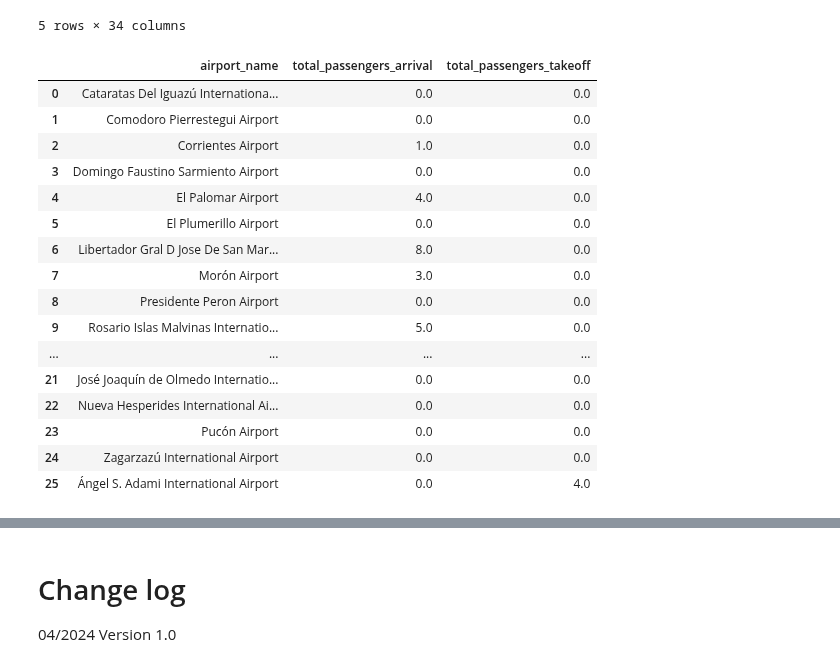
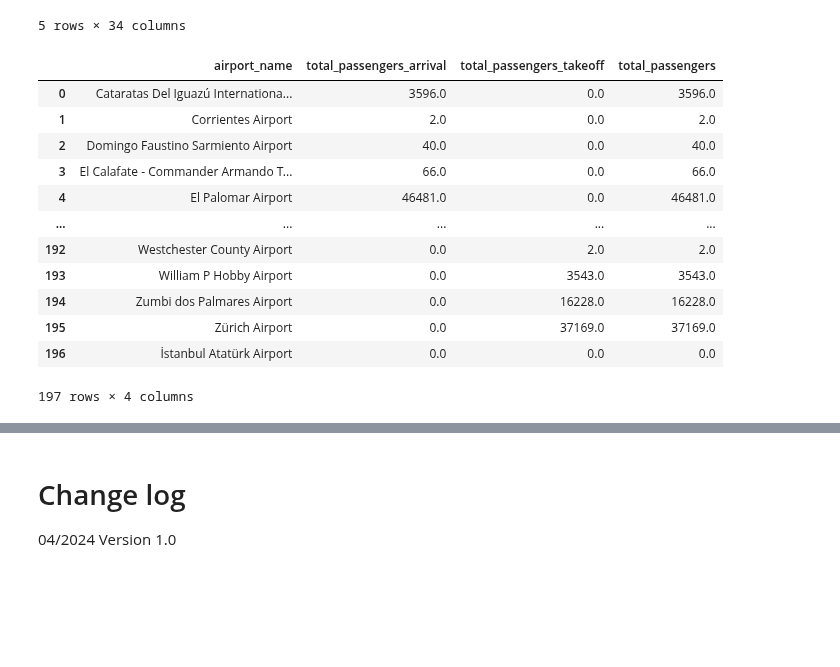
Before and after one commit to omanofx/portfolio, a Jupyter notebook: vuelos_anac/vuelos_anac_arg.ipynb, the cells around one changed output, grey strips where cells are left out. Cells and saved outputs as stored; diff of their text form; code cells hidden in the pictures; blank space fills up the shorter version.

```diff
--- a/vuelos_anac/vuelos_anac_arg.ipynb
+++ b/vuelos_anac/vuelos_anac_arg.ipynb
@@ -1216,43 +1216,48 @@ def obtener_totales_pasajeros(df: pd.DataFrame, flight_local: bool = 1, myflight
         return grouped_df.groupby(column_name)['passengers'].sum()\
                          .rename(name_new_col)\
                          .reset_index()
+    try:
+        # Filtrar y calcular totales de destinos
+        destinos = calcular_total_pasajeros(
+            df.query('international_flight == @flight_local & flight_type == @myflight_type'),
+            'name_destination', "total_passengers_arrival")
 
-    # Filtrar y calcular totales de destinos
-    destinos = calcular_total_pasajeros(
-        df.query('international_flight == @flight_local & flight_type == @myflight_type'),
-        'name_destination', "total_passengers_arrival")
+        # Filtrar y calcular totales de orígenes
+        origenes = calcular_total_pasajeros(
+            df.query('international_flight == @flight_local & flight_type == @myflight_type'),
+            'name_origin', "total_passengers_takeoff")
 
-    # Filtrar y calcular totales de orígenes
-    origenes = calcular_total_pasajeros(
-        df.query('international_flight == @flight_local & flight_type == @myflight_type'),
-        'name_origin', "total_passengers_takeoff")
+        # Renombrar columnas para la combinación
+        origenes.rename(columns={'name_origin': 'airport_name'}, inplace=True)
+        destinos.rename(columns={'name_destination': 'airport_name'}, inplace=True)
 
-    # Renombrar columnas para la combinación
-    origenes.rename(columns={'name_origin': 'airport_name'}, inplace=True)
-    destinos.rename(columns={'name_destination': 'airport_name'}, inplace=True)
+        # Combinar los resultados
+        df = pd.merge(destinos, origenes, on='airport_name', how='outer').fillna(0)
+        df['total_passengers'] = df['total_passengers_arrival'] + df['total_passengers_takeoff']
 
-    # Combinar los resultados
-    return pd.merge(destinos, origenes, on='airport_name', how='outer').fillna(0)
+        return df
+
+    except Exception as e:
+        print("Error al obtener la fecha y hora local:", str(e))
+        return None
-# %%
-obtener_totales_pasajeros(df_final, flight_local = 1, myflight_type = 'escuela')
-# %% [output]
-|  | airport_name | total_passengers_arrival | total_passengers_takeoff |
-| 0 | Cataratas Del Iguazú Internationa... | 0.0 | 0.0 |
-| 1 | Comodoro Pierrestegui Airport | 0.0 | 0.0 |
-| 2 | Corrientes Airport | 1.0 | 0.0 |
-| 3 | Domingo Faustino Sarmiento Airport | 0.0 | 0.0 |
-| 4 | El Palomar Airport | 4.0 | 0.0 |
-| 5 | El Plumerillo Airport | 0.0 | 0.0 |
-| 6 | Libertador Gral D Jose De San Mar... | 8.0 | 0.0 |
-| 7 | Morón Airport | 3.0 | 0.0 |
-| 8 | Presidente Peron Airport | 0.0 | 0.0 |
-| 9 | Rosario Islas Malvinas Internatio... | 5.0 | 0.0 |
-| ... | ... | ... | ... |
-| 21 | José Joaquín de Olmedo Internatio... | 0.0 | 0.0 |
-| 22 | Nueva Hesperides International Ai... | 0.0 | 0.0 |
-| 23 | Pucón Airport | 0.0 | 0.0 |
-| 24 | Zagarzazú International Airport | 0.0 | 0.0 |
-| 25 | Ángel S. Adami International Airport | 0.0 | 4.0 |
+# %%
+# Obtener el total de pasajeros de arribo y despegue, según tipo de vuelo y destino
+obtener_totales_pasajeros(df_final, flight_local = 1,
+                          myflight_type = 'regular')
+# %% [output]
+|  | airport_name | total_passengers_arrival | total_passengers_takeoff | total_passengers |
+| 0 | Cataratas Del Iguazú Internationa... | 3596.0 | 0.0 | 3596.0 |
+| 1 | Corrientes Airport | 2.0 | 0.0 | 2.0 |
+| 2 | Domingo Faustino Sarmiento Airport | 40.0 | 0.0 | 40.0 |
+| 3 | El Calafate - Commander Armando T... | 66.0 | 0.0 | 66.0 |
+| 4 | El Palomar Airport | 46481.0 | 0.0 | 46481.0 |
+| ... | ... | ... | ... | ... |
+| 192 | Westchester County Airport | 0.0 | 2.0 | 2.0 |
+| 193 | William P Hobby Airport | 0.0 | 3543.0 | 3543.0 |
+| 194 | Zumbi dos Palmares Airport | 0.0 | 16228.0 | 16228.0 |
+| 195 | Zürich Airport | 0.0 | 37169.0 | 37169.0 |
+| 196 | İstanbul Atatürk Airport | 0.0 | 0.0 | 0.0 |
+197 rows × 4 columns
 # %%
 # Agrupar el DataFrame por aerolínea y sumar el número de pasajeros
 passengers_by_airline = df_final.groupby('airline_name')['passengers'].sum().sort_values(ascending=False)
```
Also changed, not shown: parts of 2 cells of this notebook.
